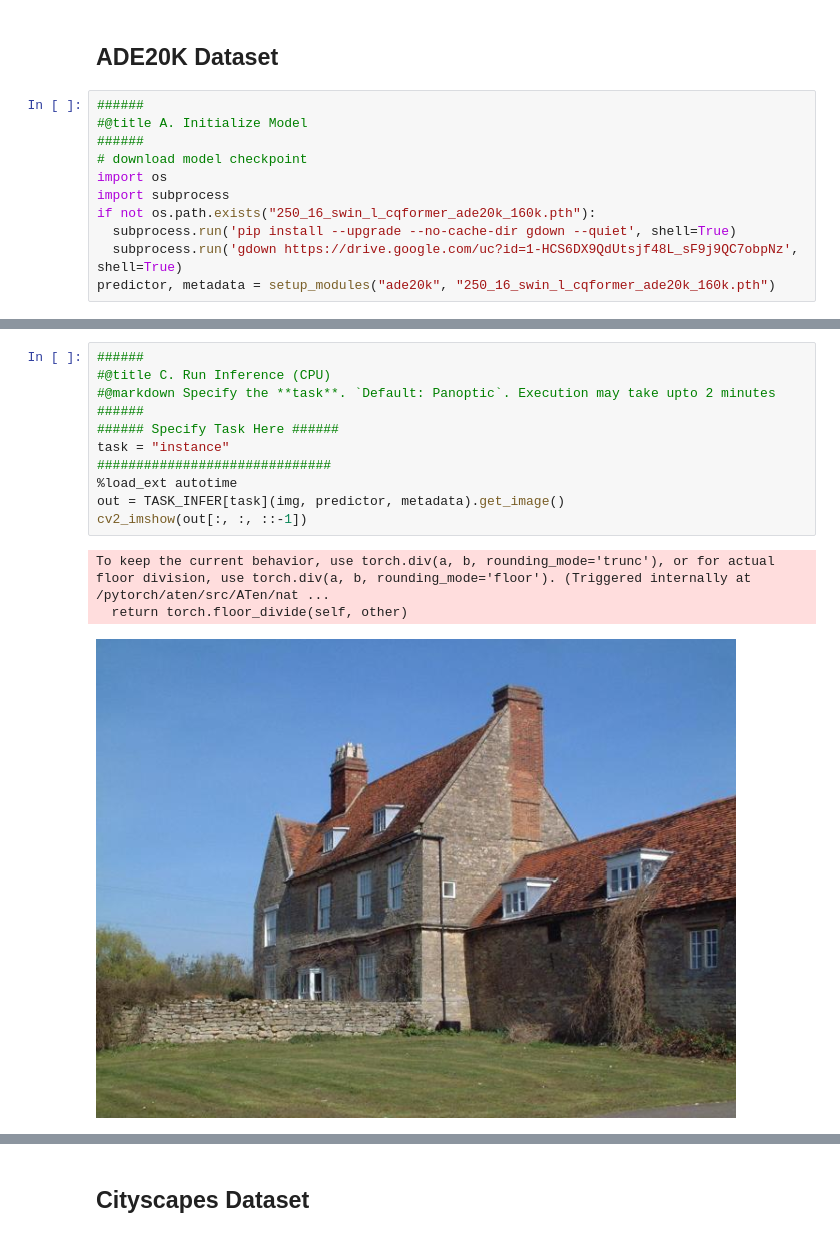
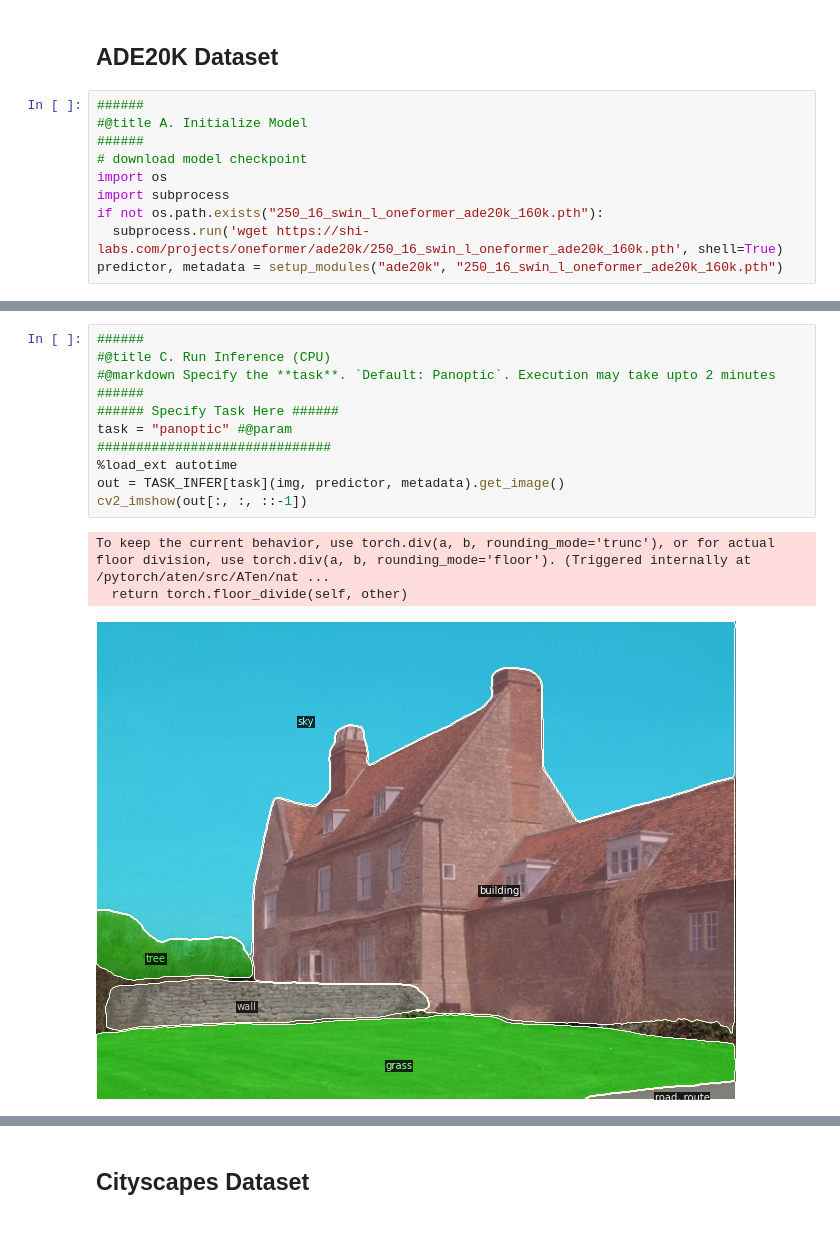
Before and after one commit to SHI-Labs/OneFormer, a Jupyter notebook: colab/oneformer_colab.ipynb, the cells around one changed output, grey strips where cells are left out. Saved outputs shown, nothing was run; the diff lists cells and outputs as text.

```diff
--- a/colab/oneformer_colab.ipynb
+++ b/colab/oneformer_colab.ipynb
@@ -181,10 +183,9 @@ TASK_INFER = {"panoptic": panoptic_run,
 # download model checkpoint
 import os
 import subprocess
-if not os.path.exists("250_16_swin_l_cqformer_ade20k_160k.pth"):
-  subprocess.run('pip install --upgrade --no-cache-dir gdown --quiet', shell=True)
-  subprocess.run('gdown https://drive.google.com/uc?id=1-HCS6DX9QdUtsjf48L_sF9j9QC7obpNz', shell=True)
-predictor, metadata = setup_modules("ade20k", "250_16_swin_l_cqformer_ade20k_160k.pth")
+if not os.path.exists("250_16_swin_l_oneformer_ade20k_160k.pth"):
+  subprocess.run('wget https://shi-labs.com/projects/oneformer/ade20k/250_16_swin_l_oneformer_ade20k_160k.pth', shell=True)
+predictor, metadata = setup_modules("ade20k", "250_16_swin_l_oneformer_ade20k_160k.pth")
 # %% [output]
 WARNING:fvcore.common.config:Loading config configs/ade20k/oneformer_swin_large_IN21k_384_bs16_160k.yaml with yaml.unsafe_load. Your machine may be at risk if the file contains malicious content.
 WARNING:fvcore.common.config:Loading config configs/ade20k/Base-ADE20K-UnifiedSegmentation.yaml with yaml.unsafe_load. Your machine may be at risk if the file contains malicious content.
@@ -200,15 +218,15 @@ cv2_imshow(img)
 # %%
 ######
 #@title C. Run Inference (CPU)
 #@markdown Specify the **task**. `Default: Panoptic`. Execution may take upto 2 minutes
 ######
 ###### Specify Task Here ######
-task = "instance"
+task = "panoptic" #@param
 ##############################
 %load_ext autotime
 out = TASK_INFER[task](img, predictor, metadata).get_image()
 cv2_imshow(out[:, :, ::-1])
 # %% [output]
 To keep the current behavior, use torch.div(a, b, rounding_mode='trunc'), or for actual floor division, use torch.div(a, b, rounding_mode='floor'). (Triggered internally at  /pytorch/aten/src/ATen/nat ...
   return torch.floor_divide(self, other)
-[figure, old version]
+[figure, new version]
```
Also changed, not shown: parts of 13 cells of this notebook, 1 other file.
